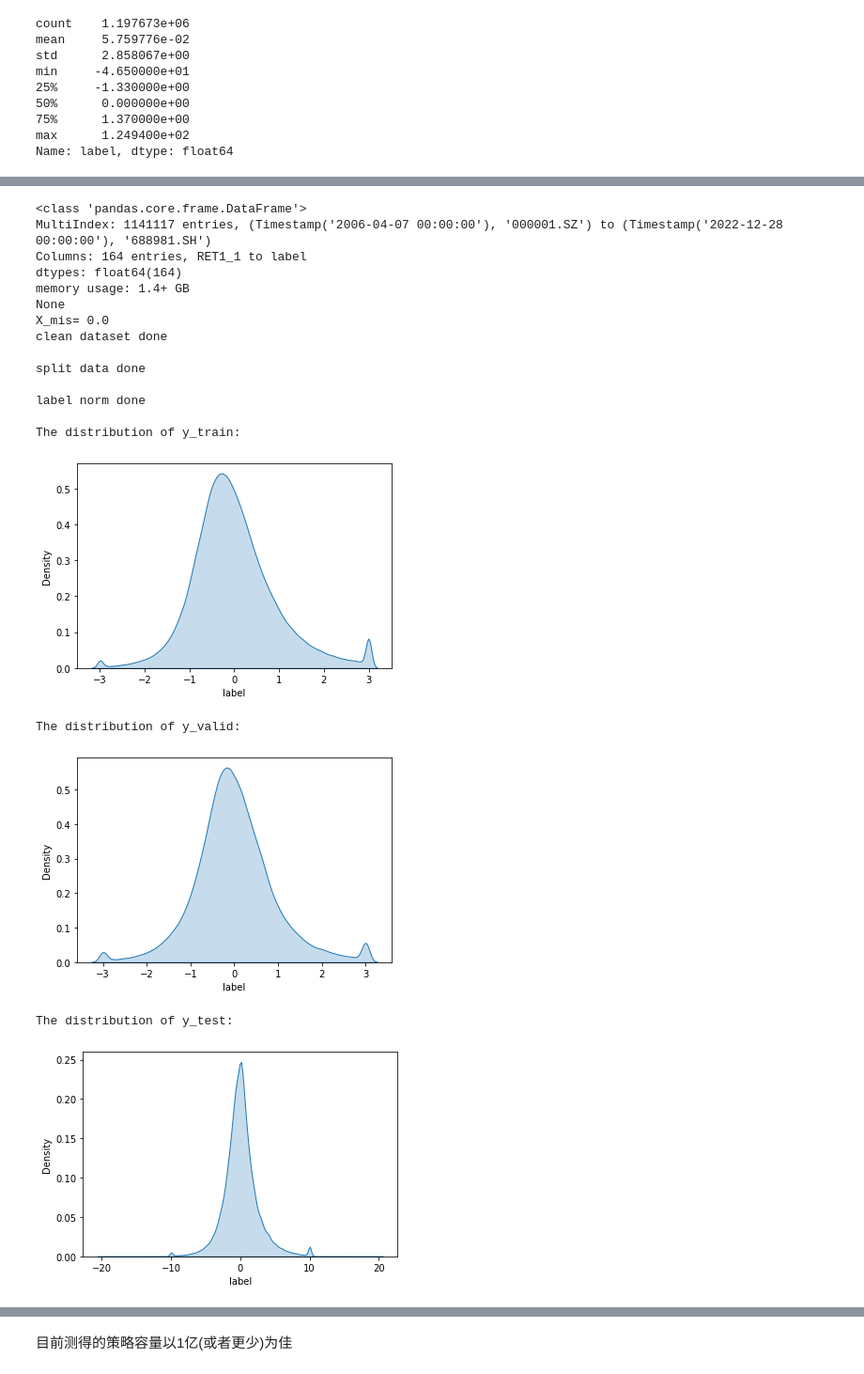
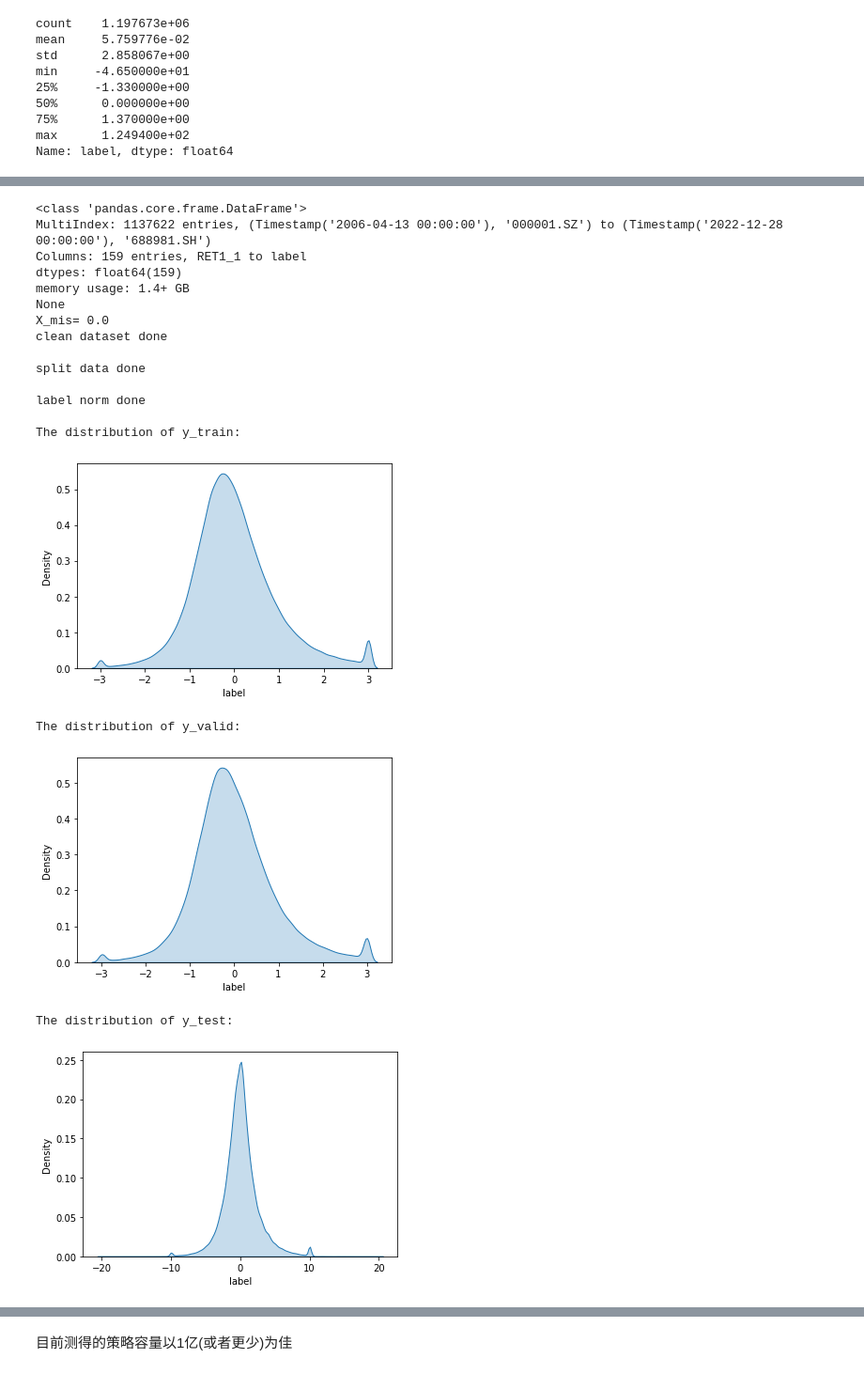
Before and after one commit to HaoningChen/scutquant, a Jupyter notebook: 实践案例/tutorial.ipynb, the cells around one changed output, grey strips where cells are left out. Shown: that part at 94% size. Cells and saved outputs as stored; diff of their text form; code cells hidden in the pictures.

```diff
--- a/实践案例/tutorial.ipynb
+++ b/实践案例/tutorial.ipynb
@@ -100,36 +100,35 @@ time used: 212.75673627853394
 # %%
 split_params = {
     "test_start_date": "2019-01-01",
-    "split_method": "split_by_date",
+    "split_method": "group_split",
     "split_kwargs":{
-        "train_end_date": "2016-12-31",
-        "valid_end_date": "2018-12-31"
+        "train": 0.7,
+        "valid": 0.3
     }
 }
-
-# 从训练集中按7：3的比例随机拆分出验证集, 并在截面上进行标准化
+# 按split_params拆分出训练集、验证集和测试集, 并在截面上进行标准化
 result = q.auto_process(X, "label", groupby="instrument", split_params=split_params, select=False, orth=False)
 
 X_train, y_train, X_valid, y_valid = result["X_train"], result["y_train"], result["X_valid"], result["y_valid"]
 X_test, y_test, ymean, ystd = result["X_test"], result["y_test"], result["ymean"], result["ystd"]
 # %% [output]
 <class 'pandas.core.frame.DataFrame'>
-MultiIndex: 1141117 entries, (Timestamp('2006-04-07 00:00:00'), '000001.SZ') to (Timestamp('2022-12-28 00:00:00'), '688981.SH')
-Columns: 164 entries, RET1_1 to label
-dtypes: float64(164)
+MultiIndex: 1137622 entries, (Timestamp('2006-04-13 00:00:00'), '000001.SZ') to (Timestamp('2022-12-28 00:00:00'), '688981.SH')
+Columns: 159 entries, RET1_1 to label
+dtypes: float64(159)
 memory usage: 1.4+ GB
 None
 X_mis= 0.0
 clean dataset done
 
 split data done
 
 label norm done
 
 The distribution of y_train:
 [figure]
 The distribution of y_valid:
-[figure, old version]
+[figure, new version]
 The distribution of y_test:
 [figure]
 norm data done
```
Also changed, not shown: parts of 6 cells of this notebook.
